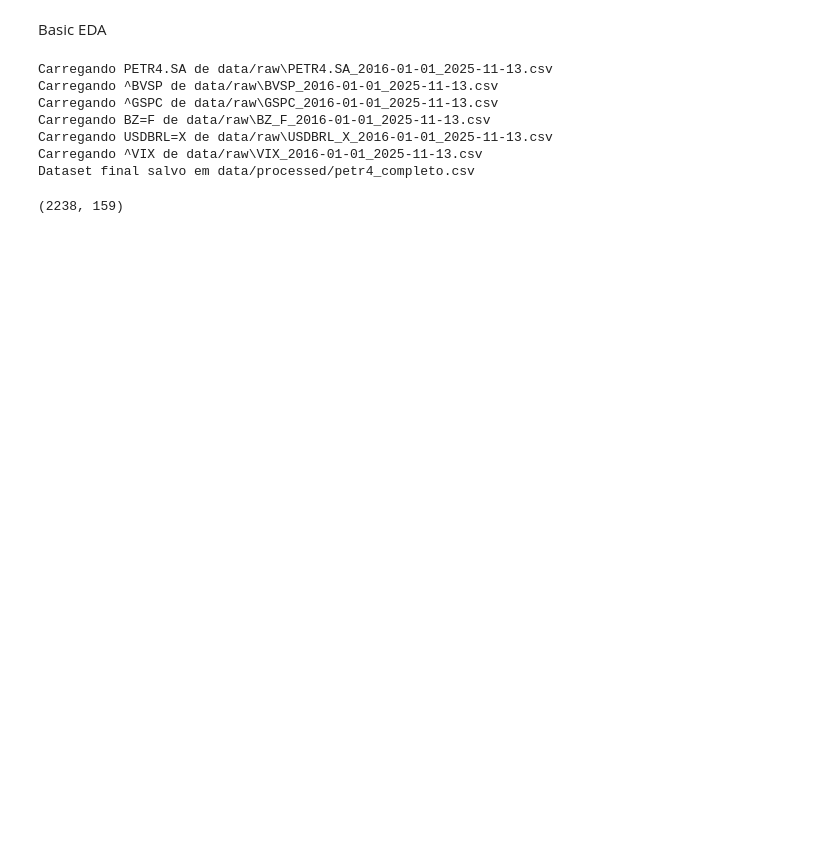
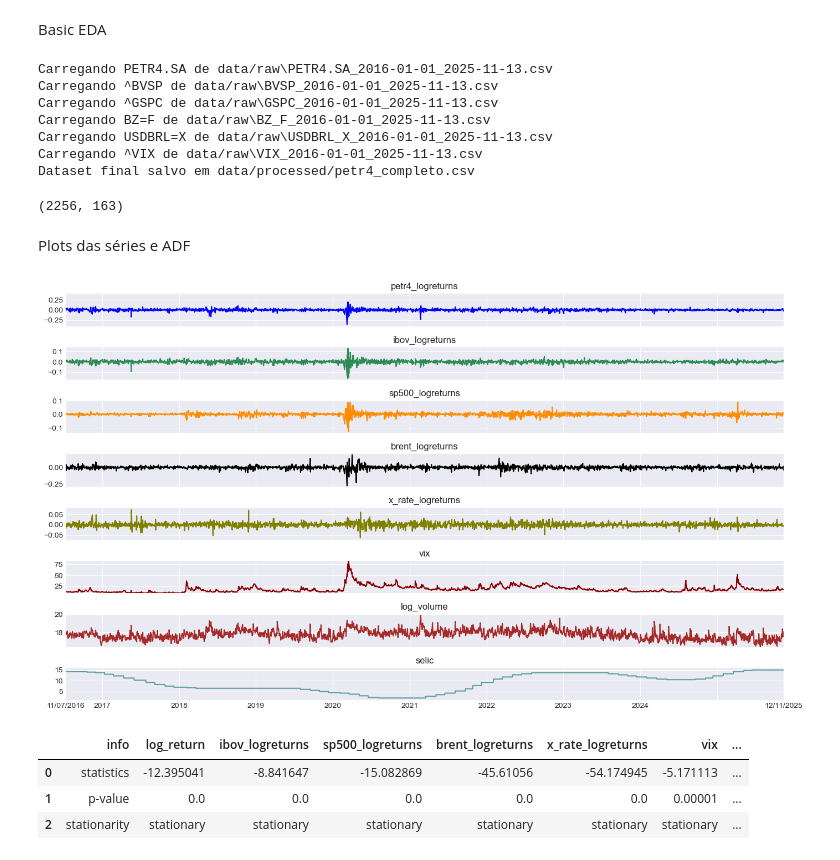
Before and after one commit to hugosouzaoliveira/petr4-forecast-hybrid, a Jupyter notebook: notebooks/03_EDA_test.ipynb, the cells around one changed output. Cells and saved outputs as stored; diff of their text form; code cells hidden in the pictures; blank space fills up the shorter version.

```diff
--- a/notebooks/03_EDA_test.ipynb
+++ b/notebooks/03_EDA_test.ipynb
@@ -26,7 +26,7 @@ df_raw = build_main_dataset(
     start= "2016-01-01",
     end=  None,
     dir=  'data/raw',
-    indicadores_bcb = {'selic': 432, 'IPCA': 433}
+    indicadores_bcb = {'selic': 432}
 )
 # %% [output]
 Carregando PETR4.SA de data/raw\PETR4.SA_2016-01-01_2025-11-13.csv
@@ -43,13 +43,69 @@ df = build_all_features(
     exog_price_cols=["ibov", "sp500","brent",'x_rate'],
     volume_col="Volume",  # se tiver
     vix_col='^VIX',
-    econ_ind=['selic', 'IPCA']
+    econ_ind=['selic'],
     windows=[5, 22, 63],
     lags=[5, 10, 22]
 )
 
-df = create_diffs(df,['selic','IPCA'],lags=[5, 10, 22])
-
 print(df.shape)
 # %% [output]
-(2238, 159)
+(2256, 163)
+# %% [markdown]
+Plots das séries e ADF
+# %%
+from src.features import plotting_aux
+import matplotlib.ticker as mticker
+import matplotlib.dates as mdates
+
+variables = ['log_return', 'ibov_logreturns', 'sp500_logreturns','brent_logreturns','x_rate_logreturns','vix','log_volume','selic']
+colors = ['blue', 'seagreen', 'darkorange', 'black','olive','darkred','brown','cadetblue']
+
+fig, axes = plt.subplots(8,1,figsize=(14,8),sharex=True)
+
+for axis in axes:
+    axis.grid(True, alpha=0.95)
+
+axes[0].plot(df['Date'],df['log_return'],color = 'blue')
+axes[0].set_title('petr4_logreturns')
+
+date_min = df['Date'].min()
+date_max = df['Date'].max()
+axes[0].set_xlim(date_min, date_max)
+current_ticks = axes[0].get_xticks()
+date_min_num = mdates.date2num(date_min)
+date_max_num = mdates.date2num(date_max)
+new_ticks = sorted(list(set(current_ticks) | {date_min_num, date_max_num}))
+final_ticks = [tick for tick in new_ticks if date_min_num <= tick <= date_max_num]
+axes[0].set_xticks(final_ticks)
+smart_formatter = plotting_aux.create_smart_date_formatter(date_min, date_max)
+axes[0].xaxis.set_major_formatter(mticker.FuncFormatter(smart_formatter))
+axes[0].set_ylim(-0.4, 0.4)
+
+
+for p in range(1,8):
+    var = variables[p]
+    color = colors[p]
+    axes[p].plot(df['Date'], df[var], color=color)
+    axes[p].set_title(var)
+    min_val = (df[var].min()-0.01)
+    max_val = (df[var].max()+0.01)
+    if p==7:
+        min_val = (df[var].min()-1)
+        max_val = (df[var].max()+1)
+    axes[p].set_ylim(min_val,max_val)
+
+
+plt.tight_layout()
+plt.show()
+# %% [output]
+[figure, added]
+# %%
+from src.features.stationarity import adf_series
+
+adf_series(df, variables)
+# %% [output]
+|  | info | log_return | ibov_logreturns | sp500_logreturns | brent_logreturns | x_rate_logreturns | vix | ... |
+| 0 | statistics | -12.395041 | -8.841647 | -15.082869 | -45.61056 | -54.174945 | -5.171113 | ... |
+| 1 | p-value | 0.0 | 0.0 | 0.0 | 0.0 | 0.0 | 0.00001 | ... |
+| 2 | stationarity | stationary | stationary | stationary | stationary | stationary | stationary | ... |
```
Also changed, not shown: parts of 1 cell of this notebook, 2 other files.
